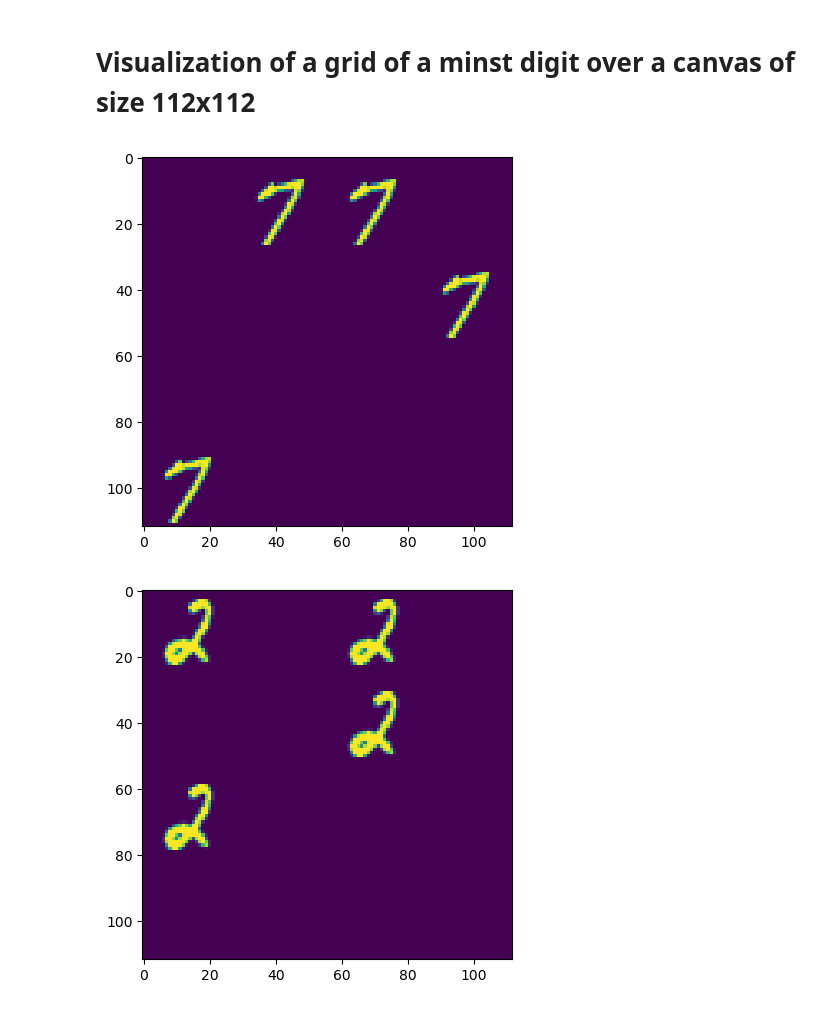
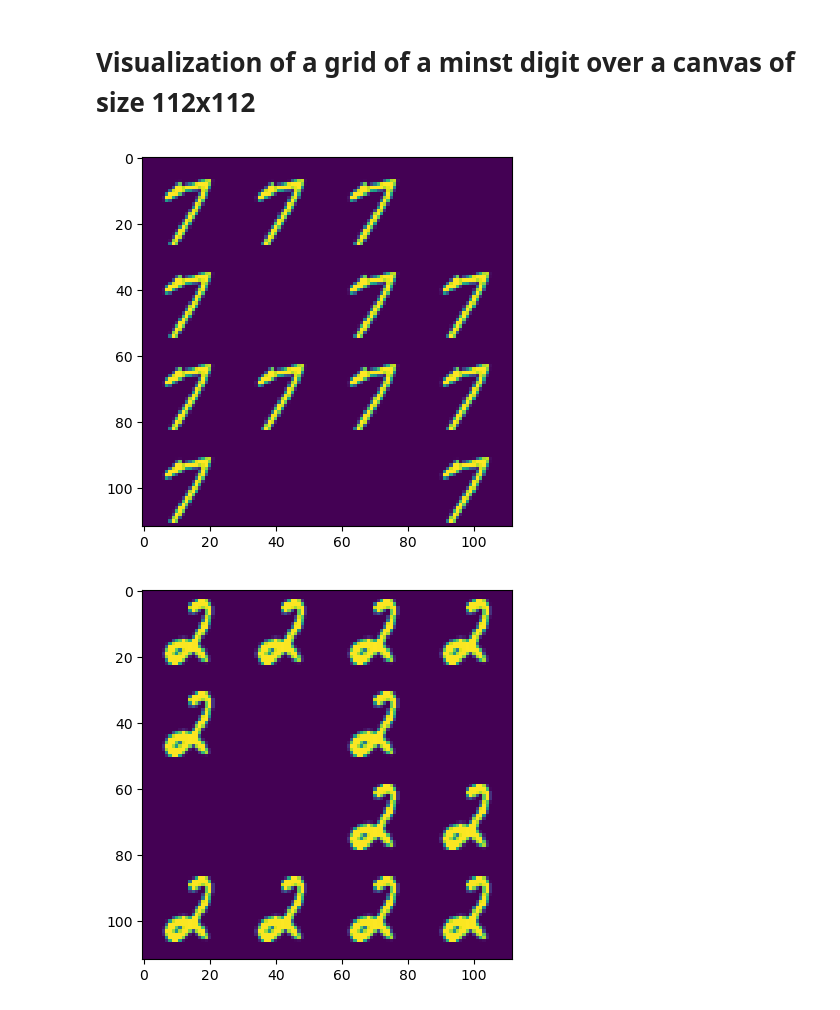
Before and after one commit to mona251/Intriguing-Properties-of-Contrastive-Losses, a Jupyter notebook: scripts/multi_digits_grid.ipynb, the cells around one changed output. Drawn from its saved outputs; the diff is of its cells as text; code cells hidden in the pictures.

Commit message:
update generation of images

```diff
--- a/scripts/multi_digits_grid.ipynb
+++ b/scripts/multi_digits_grid.ipynb
@@ -17,24 +17,24 @@ from src.create_data import overlay_small_img_on_large_img_grid
 # %%
 seed = 4
 n_sampled_digits = 4
 num_cells_grid = 16
-n_repetitions_small_img = 4
+n_repetitions_small_img = 12
 canvas_size = 112
 
 #imagenet_dataset_train, imagenet_dataset_test = load_imagenet()
 mnist_dataset_train, mnist_dataset_test = load_mnist()
 
 #sampled_imagenet_img = sample_uniformly_img(imagenet_dataset_train, seed)
 sampled_digit_images = sample_uniformly_imgs(
     mnist_dataset_train, n_sampled_digits, seed)
 
 canvas = np.zeros((canvas_size, canvas_size))
 for sampled_digit_img in sampled_digit_images:
     overlay_small_img_on_large_img_grid(sampled_digit_img, canvas,
                                         num_cells_grid,
                                         n_repetitions_small_img,
                                         is_large_img_grayscale=True,
                                         plot=True);
 # %% [output]
-[figure, old version]
+[figure, new version]
-[figure, old version]
+[figure, new version]
```
Also changed, not shown: parts of 1 cell of this notebook, 6 other files.
